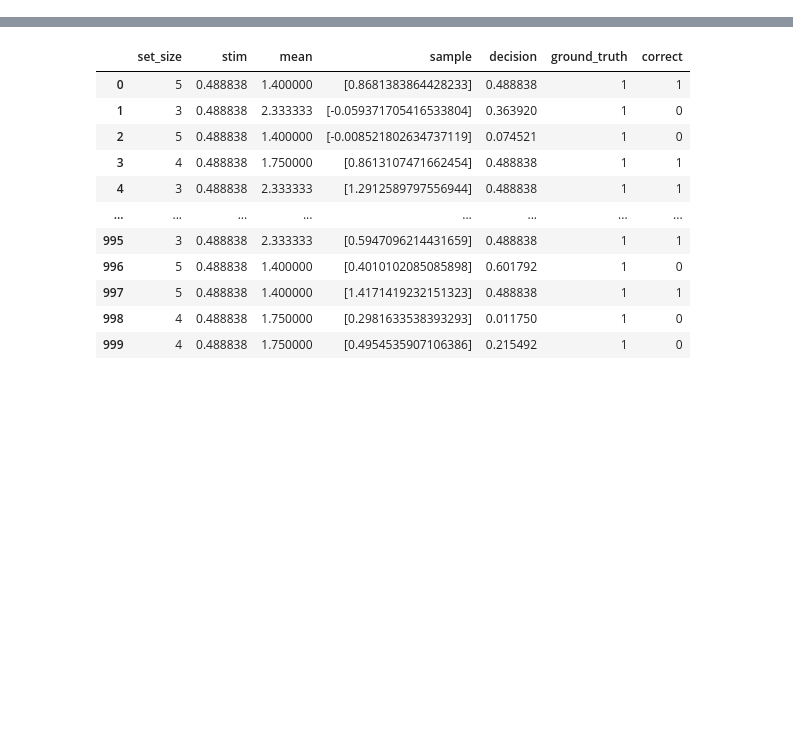
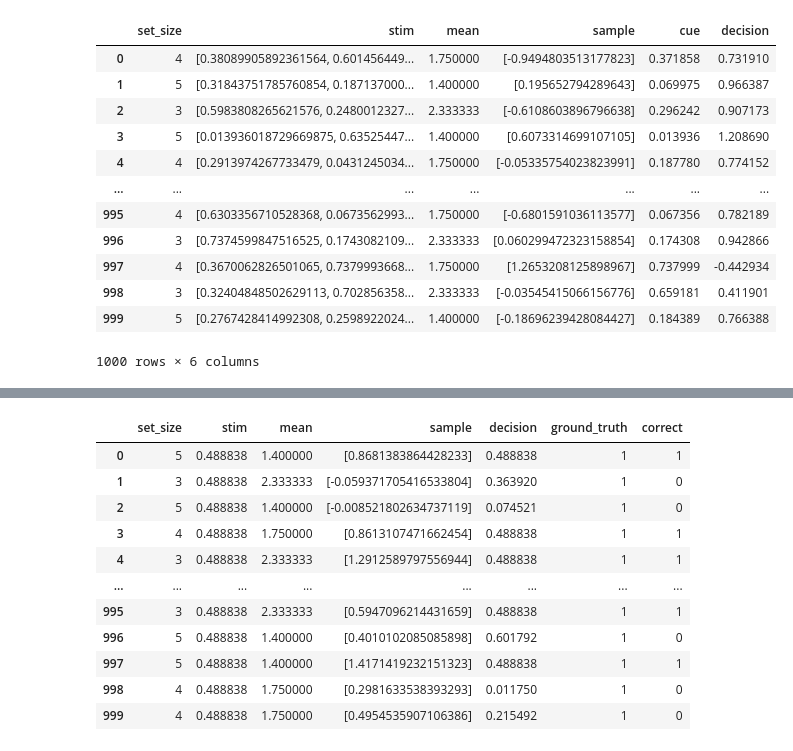
Before and after one commit to aidapiccato/multi-memory-analysis, a Jupyter notebook: notebooks/running_models.ipynb, the cells around one changed output, grey strips where cells are left out. Drawn from its saved outputs; the diff is of its cells as text; code cells hidden in the pictures; blank space fills up the shorter version.

```diff
--- a/notebooks/running_models.ipynb
+++ b/notebooks/running_models.ipynb
@@ -78,5 +77,21 @@ for (row_index,row_data) in df.iterrows():
 
 df['decision'] = decision
+# %%
+df
+# %% [output]
+|  | set_size | stim | mean | sample | cue | decision |
+| 0 | 4 | [0.38089905892361564, 0.601456449... | 1.750000 | [-0.9494803513177823] | 0.371858 | 0.731910 |
+| 1 | 5 | [0.31843751785760854, 0.187137000... | 1.400000 | [0.195652794289643] | 0.069975 | 0.966387 |
+| 2 | 3 | [0.5983808265621576, 0.2480012327... | 2.333333 | [-0.6108603896796638] | 0.296242 | 0.907173 |
+| 3 | 5 | [0.013936018729669875, 0.63525447... | 1.400000 | [0.6073314699107105] | 0.013936 | 1.208690 |
+| 4 | 4 | [0.2913974267733479, 0.0431245034... | 1.750000 | [-0.05335754023823991] | 0.187780 | 0.774152 |
+| ... | ... | ... | ... | ... | ... | ... |
+| 995 | 4 | [0.6303356710528368, 0.0673562993... | 1.750000 | [-0.6801591036113577] | 0.067356 | 0.782189 |
+| 996 | 3 | [0.7374599847516525, 0.1743082109... | 2.333333 | [0.060299472323158854] | 0.174308 | 0.942866 |
+| 997 | 4 | [0.3670062826501065, 0.7379993668... | 1.750000 | [1.2653208125898967] | 0.737999 | -0.442934 |
+| 998 | 3 | [0.32404848502629113, 0.702856358... | 2.333333 | [-0.03545415066156776] | 0.659181 | 0.411901 |
+| 999 | 5 | [0.2767428414992308, 0.2598922024... | 1.400000 | [-0.18696239428084427] | 0.184389 | 0.766388 |
+1000 rows × 6 columns
 # %%
 ground_truth = []
 for (row_index,row_data) in df.iterrows():
```
Also changed, not shown: parts of 7 cells of this notebook, 1 other file.
